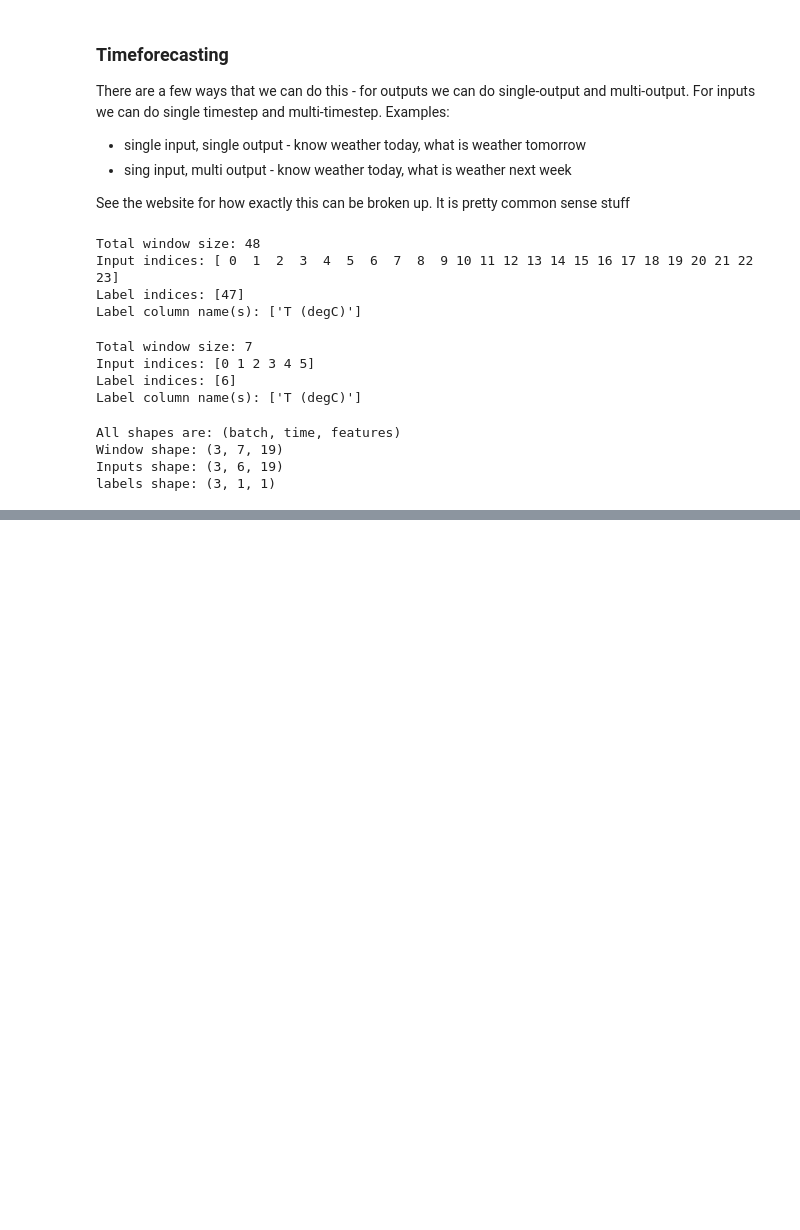
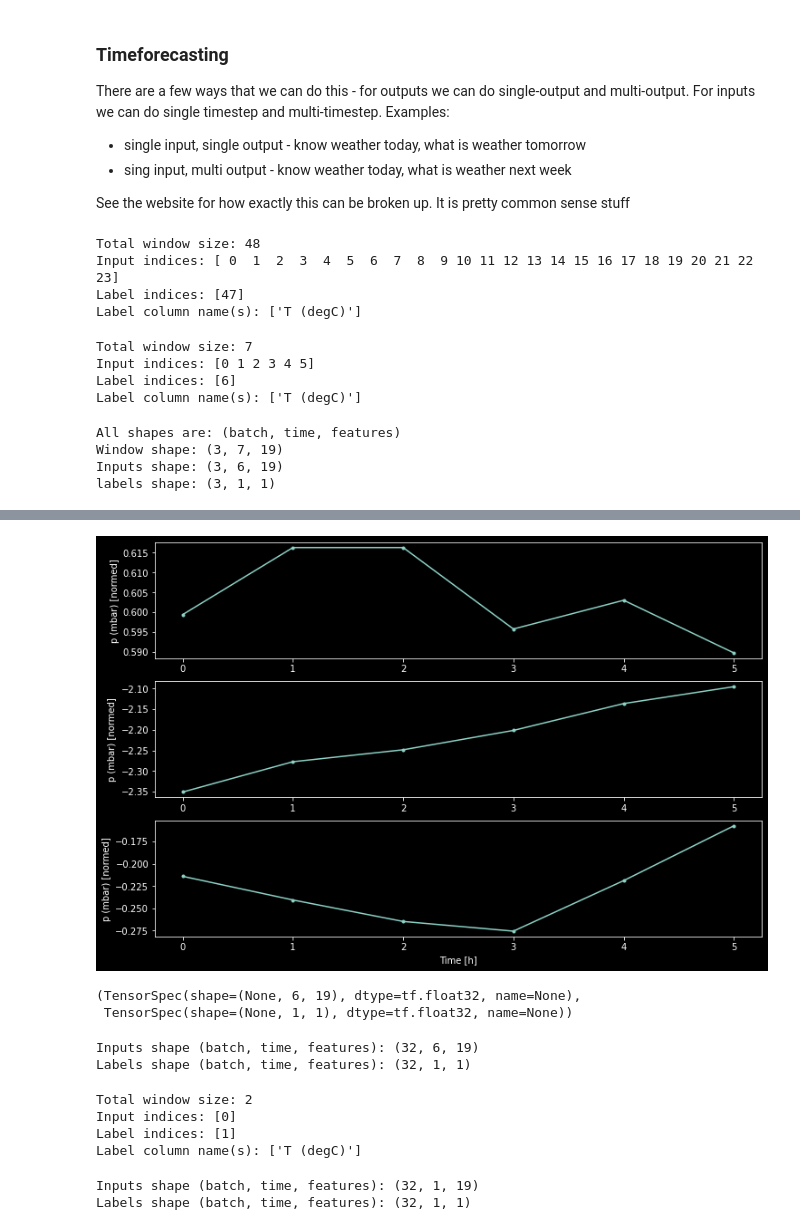
Before and after one commit to acherrera/machine_learning_learning, a Jupyter notebook: tutorials/10_time_series_forecasting/10_time_forecasting.ipynb, the cells around one changed output, grey strips where cells are left out. Drawn from its saved outputs; the diff is of its cells as text; code cells hidden in the pictures; blank space fills up the shorter version.

Commit message:
more time forecasting

```diff
--- a/tutorials/10_time_series_forecasting/10_time_forecasting.ipynb
+++ b/tutorials/10_time_series_forecasting/10_time_forecasting.ipynb
@@ -328,0 +372,4 @@ labels shape: (3, 1, 1)
+# %%
+w2.plot(plot_col='p (mbar)')
+# %% [output]
+[figure, added]
@@ -328,0 +420,30 @@ labels shape: (3, 1, 1)
+# %%
+# Each element is an (inputs, label) pair
+w2.train.element_spec
+# %% [output]
+(TensorSpec(shape=(None, 6, 19), dtype=tf.float32, name=None),
+ TensorSpec(shape=(None, 1, 1), dtype=tf.float32, name=None))
+# %%
+for example_inputs, example_labels in w2.train.take(1):
+    print(f'Inputs shape (batch, time, features): {example_inputs.shape}')
+    print(f'Labels shape (batch, time, features): {example_labels.shape}')
+# %% [output]
+Inputs shape (batch, time, features): (32, 6, 19)
+Labels shape (batch, time, features): (32, 1, 1)
+# %%
+single_step_window = WindowGenerator(
+    input_width=1, label_width=1, shift=1,
+    label_columns=['T (degC)'])
+single_step_window
+# %% [output]
+Total window size: 2
+Input indices: [0]
+Label indices: [1]
+Label column name(s): ['T (degC)']
+# %%
+for example_inputs, example_labels in single_step_window.train.take(1):
+    print(f'Inputs shape (batch, time, features): {example_inputs.shape}')
+    print(f'Labels shape (batch, time, features): {example_labels.shape}')
+# %% [output]
+Inputs shape (batch, time, features): (32, 1, 19)
+Labels shape (batch, time, features): (32, 1, 1)
```
Also changed, not shown: parts of 24 cells of this notebook, 4 other files.
